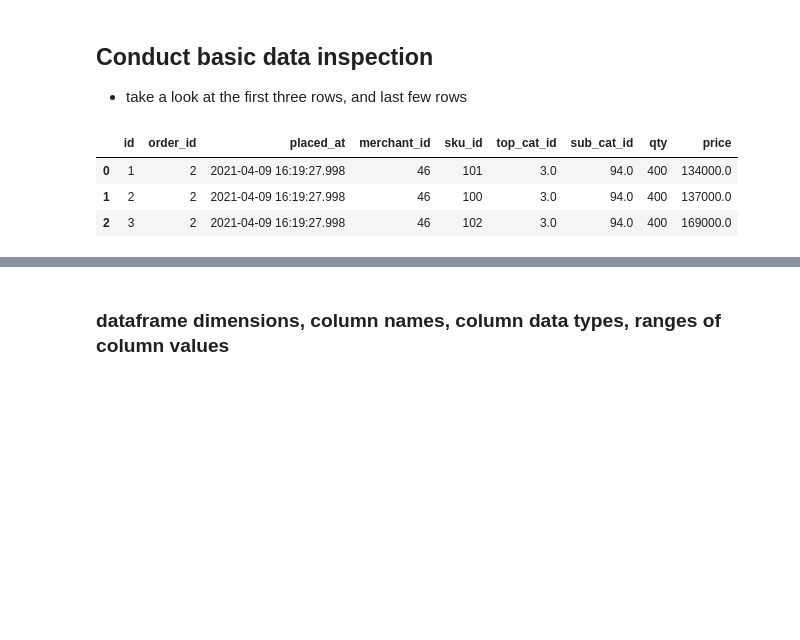
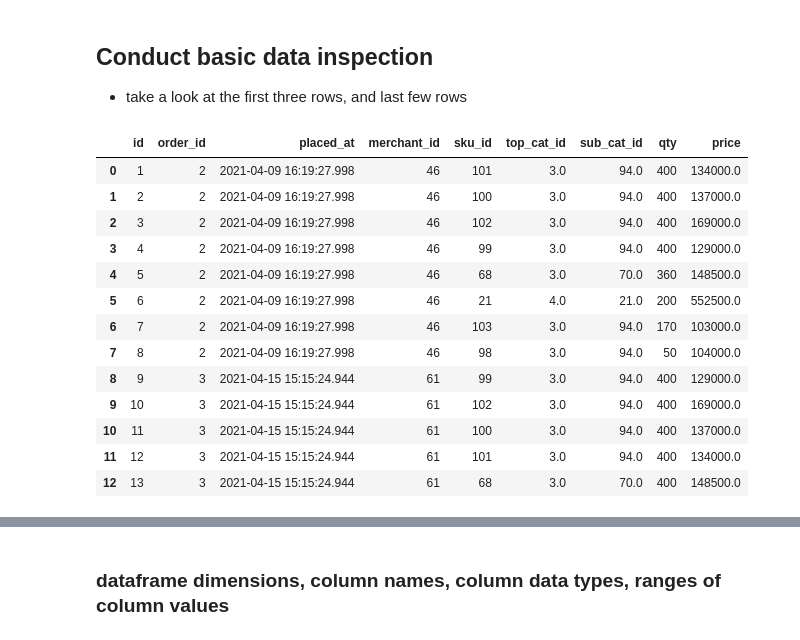
Before and after one commit to yingli/datasciencelifecycle, a Jupyter notebook: sample_code/NB01.ipynb, the cells around one changed output, grey strips where cells are left out. Saved outputs shown, nothing was run; the diff lists cells and outputs as text; code cells hidden in the pictures; blank space fills up the shorter version.

```diff
--- a/sample_code/NB01.ipynb
+++ b/sample_code/NB01.ipynb
@@ -12,12 +28,22 @@ baskets = pd.read_csv('new_baskets_full.csv')
 
  - take a look at the first three rows, and last few rows
 # %%
-baskets.head(3)
+baskets.head(13)
 # %% [output]
 |  | id | order_id | placed_at | merchant_id | sku_id | top_cat_id | sub_cat_id | qty | price |
 | 0 | 1 | 2 | 2021-04-09 16:19:27.998 | 46 | 101 | 3.0 | 94.0 | 400 | 134000.0 |
 | 1 | 2 | 2 | 2021-04-09 16:19:27.998 | 46 | 100 | 3.0 | 94.0 | 400 | 137000.0 |
 | 2 | 3 | 2 | 2021-04-09 16:19:27.998 | 46 | 102 | 3.0 | 94.0 | 400 | 169000.0 |
+| 3 | 4 | 2 | 2021-04-09 16:19:27.998 | 46 | 99 | 3.0 | 94.0 | 400 | 129000.0 |
+| 4 | 5 | 2 | 2021-04-09 16:19:27.998 | 46 | 68 | 3.0 | 70.0 | 360 | 148500.0 |
+| 5 | 6 | 2 | 2021-04-09 16:19:27.998 | 46 | 21 | 4.0 | 21.0 | 200 | 552500.0 |
+| 6 | 7 | 2 | 2021-04-09 16:19:27.998 | 46 | 103 | 3.0 | 94.0 | 170 | 103000.0 |
+| 7 | 8 | 2 | 2021-04-09 16:19:27.998 | 46 | 98 | 3.0 | 94.0 | 50 | 104000.0 |
+| 8 | 9 | 3 | 2021-04-15 15:15:24.944 | 61 | 99 | 3.0 | 94.0 | 400 | 129000.0 |
+| 9 | 10 | 3 | 2021-04-15 15:15:24.944 | 61 | 102 | 3.0 | 94.0 | 400 | 169000.0 |
+| 10 | 11 | 3 | 2021-04-15 15:15:24.944 | 61 | 100 | 3.0 | 94.0 | 400 | 137000.0 |
+| 11 | 12 | 3 | 2021-04-15 15:15:24.944 | 61 | 101 | 3.0 | 94.0 | 400 | 134000.0 |
+| 12 | 13 | 3 | 2021-04-15 15:15:24.944 | 61 | 68 | 3.0 | 70.0 | 400 | 148500.0 |
 # %%
 baskets.tail()
 # %% [output]
```
Also changed, not shown: parts of 1 cell of this notebook, 2 other files.
